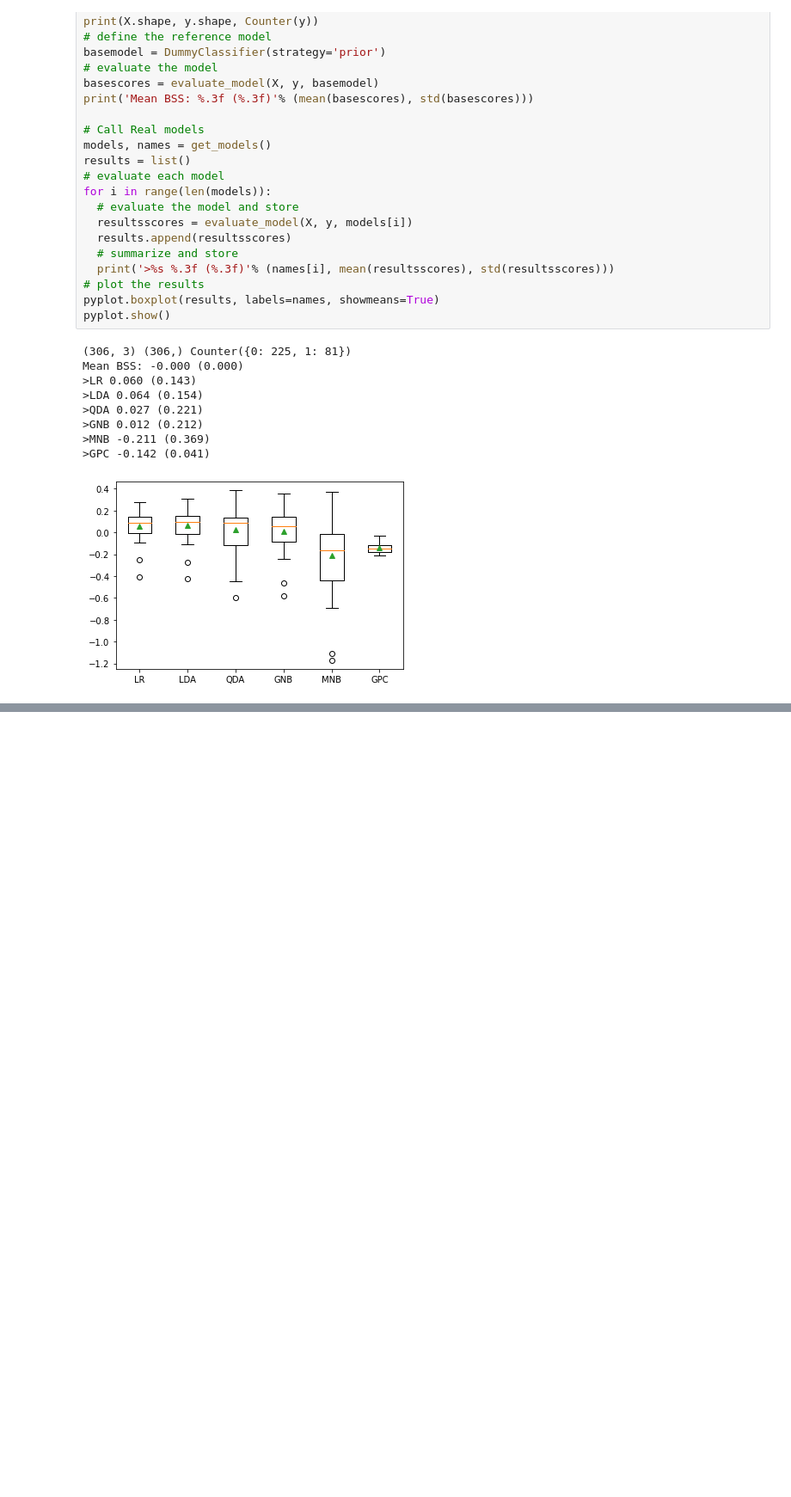
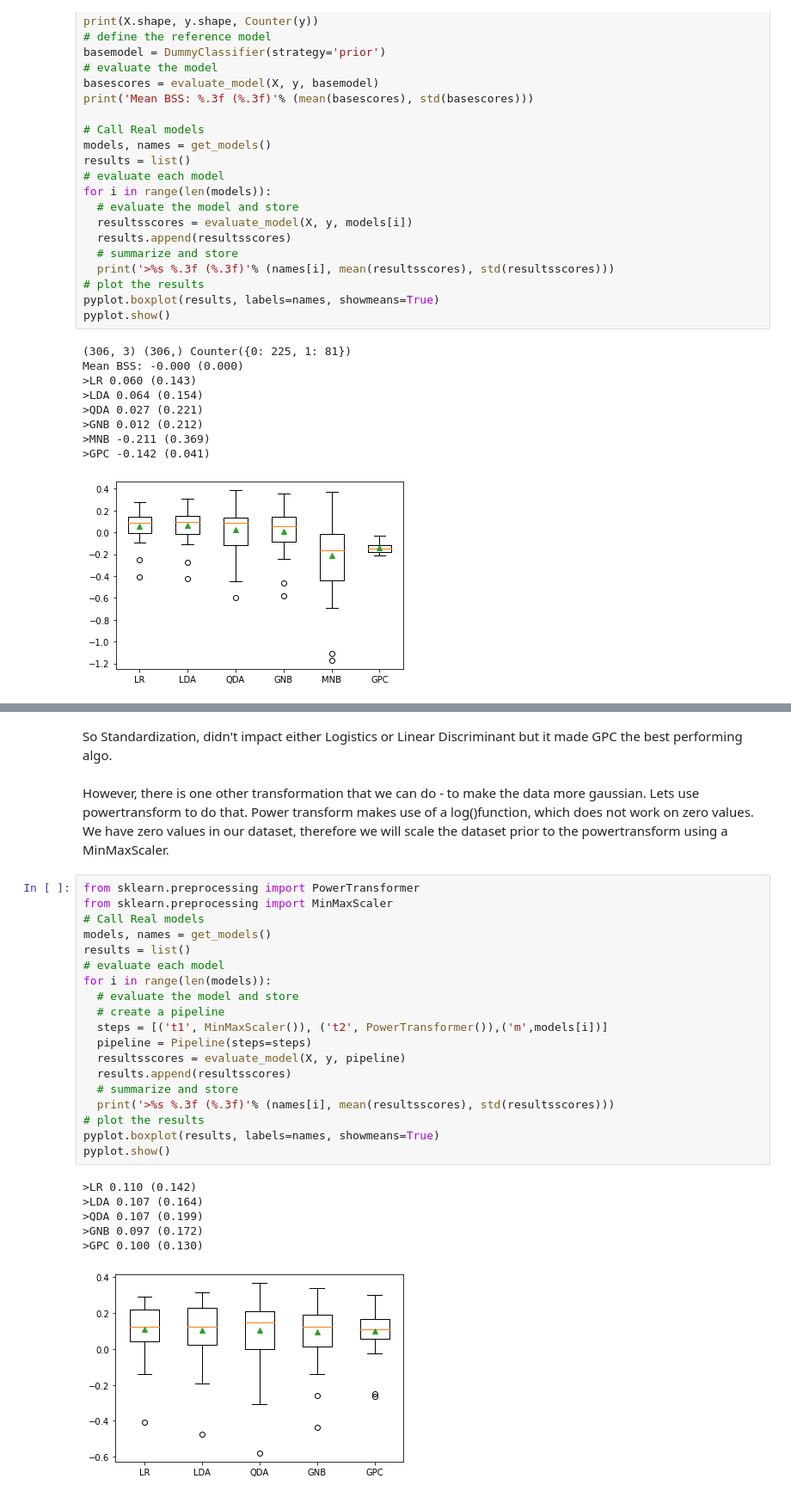
Before and after one commit to shank10/CV, a Jupyter notebook: skewed_data_breast_cancer_mortality_detection.ipynb, the cells around one changed output, grey strips where cells are left out. Shown at 86% size. Saved outputs shown, nothing was run; the diff lists cells and outputs as text; blank space fills up the shorter version.

```diff
--- a/skewed_data_breast_cancer_mortality_detection.ipynb
+++ b/skewed_data_breast_cancer_mortality_detection.ipynb
@@ -184,0 +213,30 @@ WE have the baseline numbers. Lets test multiple ML models for fitment
+# %% [markdown]
+So Standardization, didn't impact either Logistics or Linear Discriminant but it made GPC the best performing algo.
+# %% [markdown]
+However, there is one other transformation that we can do - to make the data more gaussian. Lets use powertransform to do that. Power transform  makes use of a log()function,  which does not work on zero values.  We have zero values in our dataset, therefore we will scale the dataset prior to the powertransform using a MinMaxScaler.
+# %%
+from sklearn.preprocessing import PowerTransformer
+from sklearn.preprocessing import MinMaxScaler
+# Call Real models
+models, names = get_models()
+results = list()
+# evaluate each model
+for i in range(len(models)):
+  # evaluate the model and store
+  # create a pipeline
+  steps = [('t1', MinMaxScaler()), ('t2', PowerTransformer()),('m',models[i])]
+  pipeline = Pipeline(steps=steps)
+  resultsscores = evaluate_model(X, y, pipeline)
+  results.append(resultsscores)
+  # summarize and store
+  print('>%s %.3f (%.3f)'% (names[i], mean(resultsscores), std(resultsscores)))
+# plot the results
+pyplot.boxplot(results, labels=names, showmeans=True)
+pyplot.show()
+# %% [output]
+>LR 0.110 (0.142)
+>LDA 0.107 (0.164)
+>QDA 0.107 (0.199)
+>GNB 0.097 (0.172)
+>GPC 0.100 (0.130)
+[figure, added]
```
Also changed, not shown: parts of 8 cells of this notebook.
